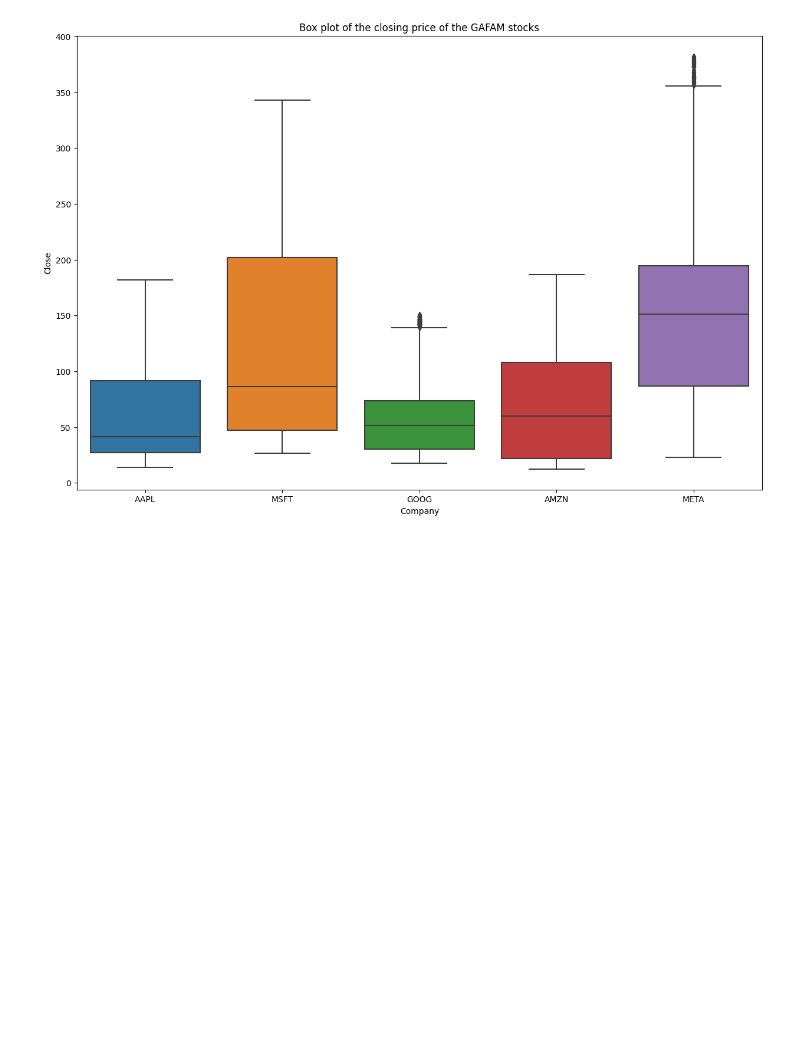
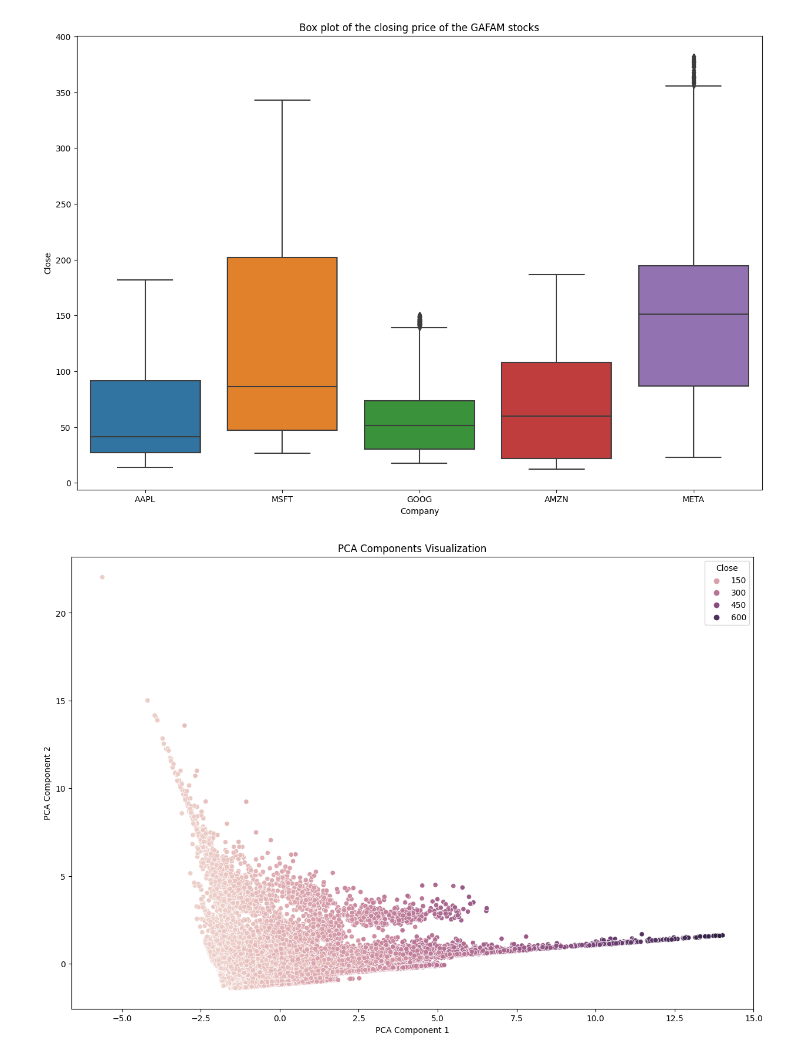
Before and after one commit to B-Manitas/StockMarketML, a Jupyter notebook: main.ipynb, the cells around one changed output. Drawn from its saved outputs; the diff is of its cells as text; code cells hidden in the pictures; blank space fills up the shorter version.

```diff
--- a/main.ipynb
+++ b/main.ipynb
@@ -77,8 +81,8 @@ dataframe_enc.describe()
 # Split the data into train, test and validation sets. Note that the data is not shuffled to preserve the time series order
 X = dataframe_enc.drop(["Close", "Adj Close", "Date"], axis=1)
 y = dataframe_enc["Close"]
-X_train, X_test, y_train, y_test = train_test_split(X, y, test_size=0.3, shuffle=False)
-X_val, X_test, y_val, y_test = train_test_split(X_test, y_test, test_size=0.3, shuffle=False)
+X_train, X_test, y_train, y_test = train_test_split(X, y, test_size=0.3, shuffle=True)
+X_val, X_test, y_val, y_test = train_test_split(X_test, y_test, test_size=0.3, shuffle=True)
 
 (X_train.shape, y_train.shape), (X_val.shape, y_val.shape), (X_test.shape, y_test.shape)
 # %% [output]
@@ -138,3 +142,13 @@ plt.title("Box plot of the closing price of the GAFAM stocks")
 plt.show()
 # %% [output]
 [figure]
+# %%
+# PCA Components Visualization
+plt.figure(figsize=(15, 10))
+sns.scatterplot(x=X_train_pca[:, 0], y=X_train_pca[:, 1], hue=y_train)
+plt.title("PCA Components Visualization")
+plt.xlabel("PCA Component 1")
+plt.ylabel("PCA Component 2")
+plt.show()
+# %% [output]
+[figure, added]
```
Also changed, not shown: parts of 6 cells of this notebook.
